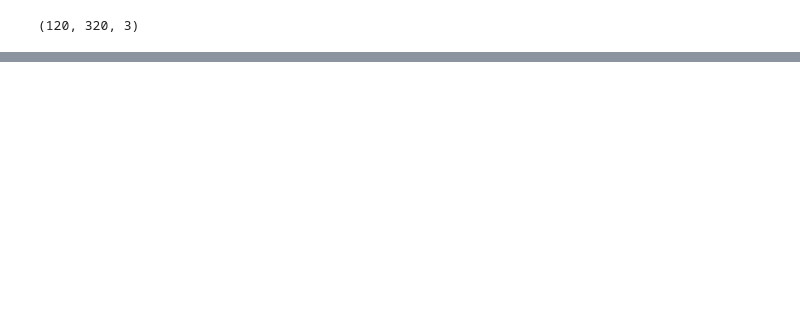
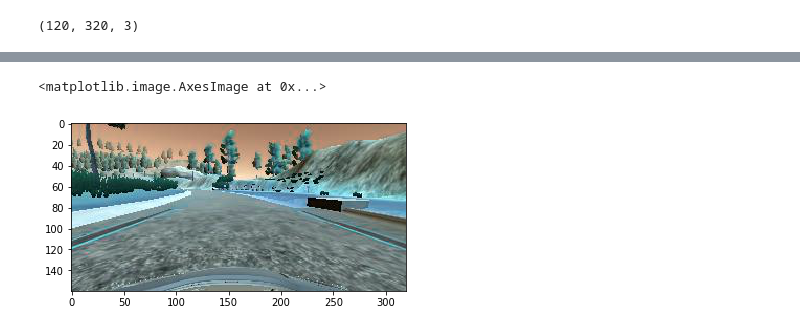
Before and after one commit to AeroGeekDean/CarND-Behavioral-Cloning-P3, a Jupyter notebook: scratchpad.ipynb, the cells around one changed output, grey strips where cells are left out. Saved outputs shown, nothing was run; the diff lists cells and outputs as text; code cells hidden in the pictures; blank space fills up the shorter version.

```diff
--- a/scratchpad.ipynb
+++ b/scratchpad.ipynb
@@ -79,0 +184,5 @@ AttributeError: 'Convolution2D' object has no attribute 'get_shape'
+# %%
+plt.imshow(X_train[1000])
+# %% [output]
+<matplotlib.image.AxesImage at 0x...>
+[figure, added]
```
Also changed, not shown: parts of 18 cells of this notebook, 1 other file.
